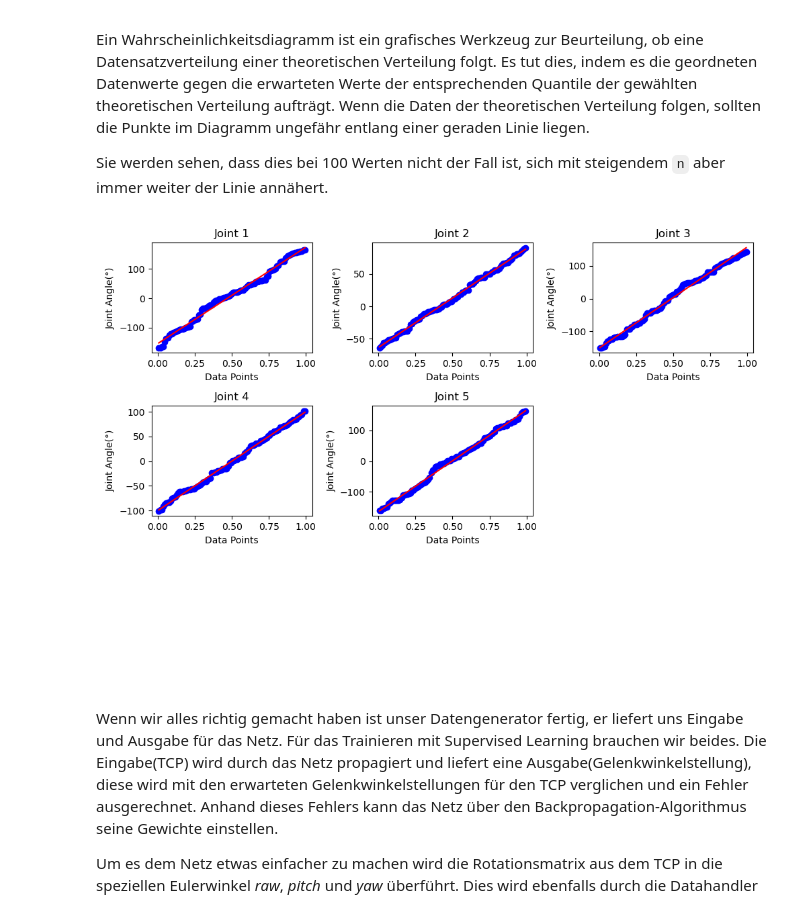
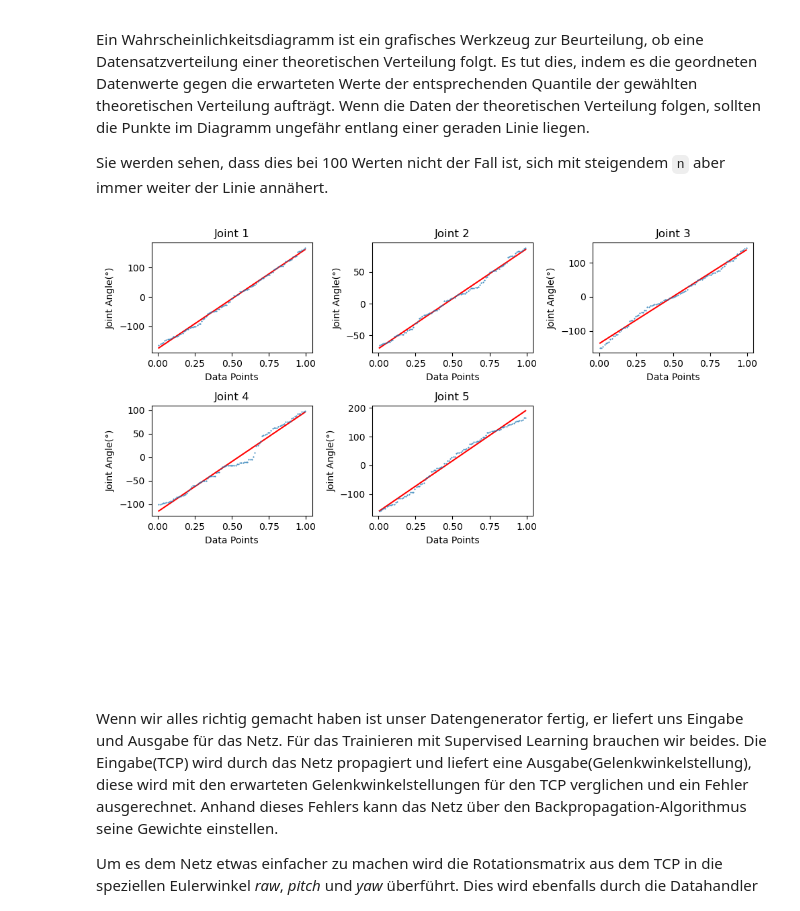
Before and after one commit to RoblabWh/DL-inversekinematic, a Jupyter notebook: 2-Deep Learning Inverse Kinematic-relativ-PyTorch.ipynb, the cells around one changed output. Cells and saved outputs as stored; diff of their text form; code cells hidden in the pictures.

```diff
--- a/2-Deep Learning Inverse Kinematic-relativ-PyTorch.ipynb
+++ b/2-Deep Learning Inverse Kinematic-relativ-PyTorch.ipynb
@@ -154,32 +154,34 @@ Sie werden sehen, dass dies bei 100 Werten nicht der Fall ist, sich mit steigend
 # %%
 %matplotlib widget
 import matplotlib.pyplot as plt
 import numpy as np
 from scipy import stats
 
 n_pos = datahandler.generate_n_positions(n=100)
 num_cols = n_pos.shape[1]
 
 subplot_side = int(np.ceil(np.sqrt(num_cols)))
 
 fig, axs = plt.subplots(subplot_side, subplot_side, figsize=(10, 7))
 axs = axs.flatten()
 
 for i in range(num_cols):
-    stats.probplot(n_pos[:, i], dist="uniform", plot=axs[i])
+    (osm, osr), (slope, intercept, r) = stats.probplot(n_pos[:, i], dist="uniform")
+    axs[i].plot(osm, slope*osm + intercept, 'r-', markersize=1)
+    axs[i].plot(osm, osr, 'o', markersize=0.5)  # Adjust the markersize here
     axs[i].set_title(f'Joint {i+1}')
     axs[i].set_xlabel('Data Points')
     axs[i].set_ylabel('Joint Angle(°)')
 
 
 # remove the extra subplots
 for i in range(num_cols, subplot_side*subplot_side):
     fig.delaxes(axs[i])
 
 plt.tight_layout()
 plt.show()
 # %% [output]
-[figure, old version]
+[figure, new version]
 # %% [markdown]
 Wenn wir alles richtig gemacht haben ist unser Datengenerator fertig, er liefert uns Eingabe und Ausgabe für das Netz. Für das Trainieren mit Supervised Learning brauchen wir beides. Die Eingabe(TCP) wird durch das Netz propagiert und liefert eine Ausgabe(Gelenkwinkelstellung), diese wird mit den erwarteten Gelenkwinkelstellungen für den TCP verglichen und ein Fehler ausgerechnet. Anhand dieses Fehlers kann das Netz über den Backpropagation-Algorithmus seine Gewichte einstellen.
 
```
Also changed, not shown: parts of 12 cells of this notebook, 1 other file.
